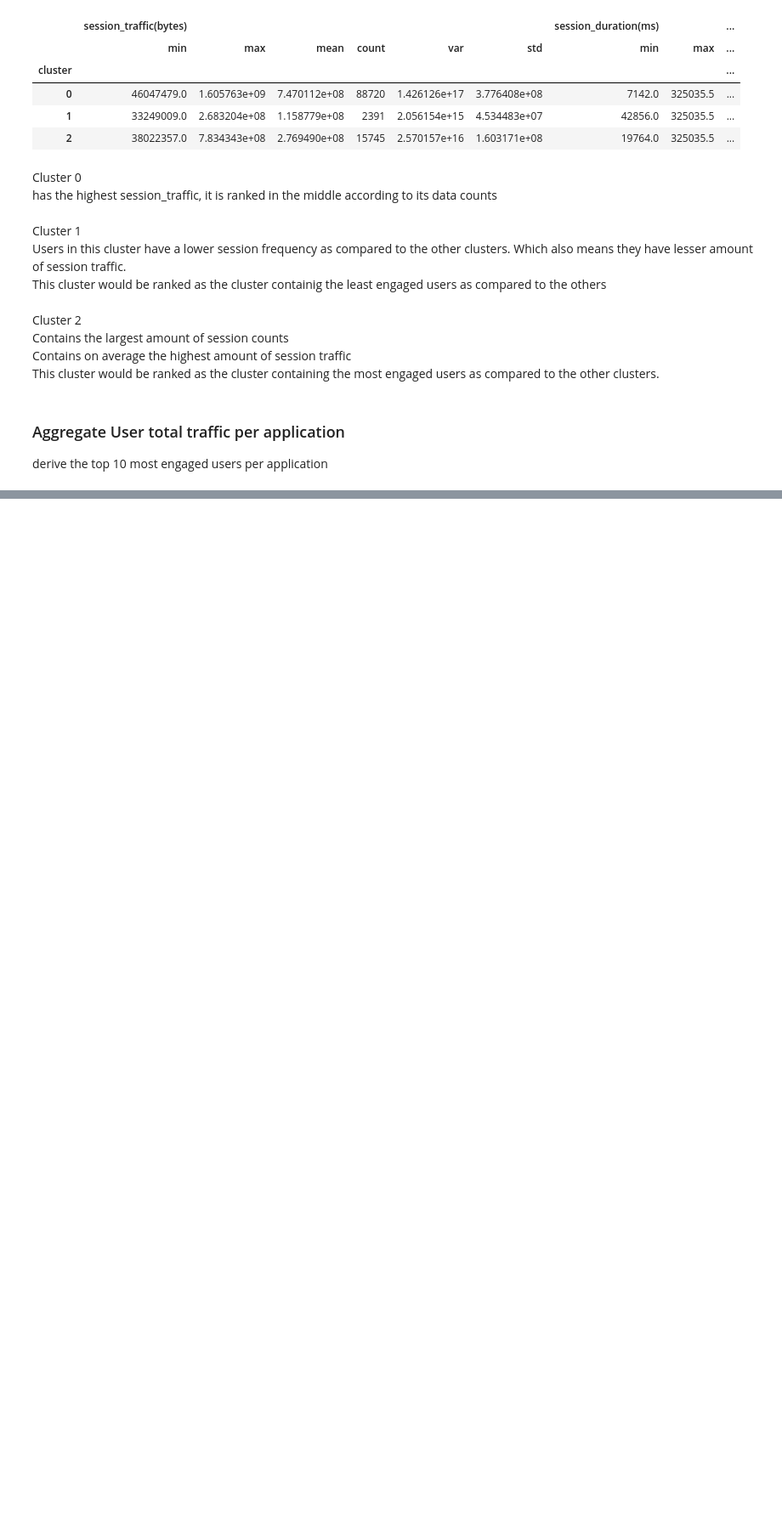
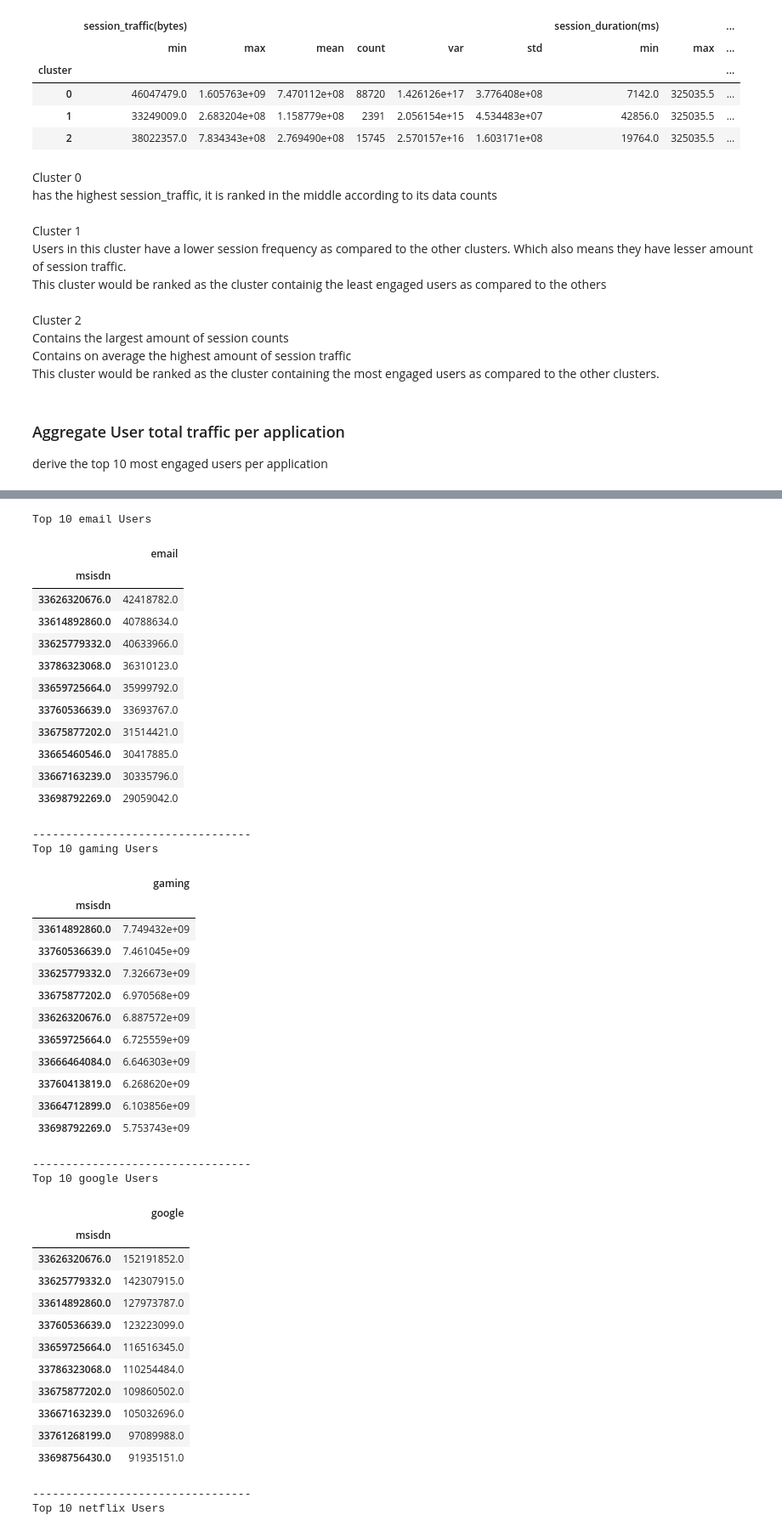
Before and after one commit to Nathnael12/Telecom_data_analysis, a Jupyter notebook: notebooks/UserEngagementAnalysis.ipynb, the cells around one changed output, grey strips where cells are left out. Shown at 85% size. Cells and saved outputs as stored; diff of their text form; code cells hidden in the pictures; blank space fills up the shorter version.

```diff
--- a/notebooks/UserEngagementAnalysis.ipynb
+++ b/notebooks/UserEngagementAnalysis.ipynb
@@ -385,0 +462,51 @@ derive the top 10 most engaged users per application
+# %%
+column_names=sorted(['social_media','google','email','youtube','netflix','gaming'])
+
+for app in column_names:
+    print(f"Top 10 {app} Users")
+    display(users_app_engagement_rank[[app]].sort_values(by=[app],ascending=False).drop(['nan'],axis=0,inplace=False).head(10) )
+    print("---------------------------------")
+# %% [output]
+Top 10 email Users
+|  | email |
+| msisdn |  |
+| 33626320676.0 | 42418782.0 |
+| 33614892860.0 | 40788634.0 |
+| 33625779332.0 | 40633966.0 |
+| 33786323068.0 | 36310123.0 |
+| 33659725664.0 | 35999792.0 |
+| 33760536639.0 | 33693767.0 |
+| 33675877202.0 | 31514421.0 |
+| 33665460546.0 | 30417885.0 |
+| 33667163239.0 | 30335796.0 |
+| 33698792269.0 | 29059042.0 |
+---------------------------------
+Top 10 gaming Users
+|  | gaming |
+| msisdn |  |
+| 33614892860.0 | 7.749432e+09 |
+| 33760536639.0 | 7.461045e+09 |
+| 33625779332.0 | 7.326673e+09 |
+| 33675877202.0 | 6.970568e+09 |
+| 33626320676.0 | 6.887572e+09 |
+| 33659725664.0 | 6.725559e+09 |
+| 33666464084.0 | 6.646303e+09 |
+| 33760413819.0 | 6.268620e+09 |
+| 33664712899.0 | 6.103856e+09 |
+| 33698792269.0 | 5.753743e+09 |
+---------------------------------
+Top 10 google Users
+|  | google |
+| msisdn |  |
+| 33626320676.0 | 152191852.0 |
+| 33625779332.0 | 142307915.0 |
+| 33614892860.0 | 127973787.0 |
+| 33760536639.0 | 123223099.0 |
+| 33659725664.0 | 116516345.0 |
+| 33786323068.0 | 110254484.0 |
+| 33675877202.0 | 109860502.0 |
+| 33667163239.0 | 105032696.0 |
+| 33761268199.0 | 97089988.0 |
+| 33698756430.0 | 91935151.0 |
+---------------------------------
+Top 10 netflix Users
```
Also changed, not shown: parts of 10 cells of this notebook.
